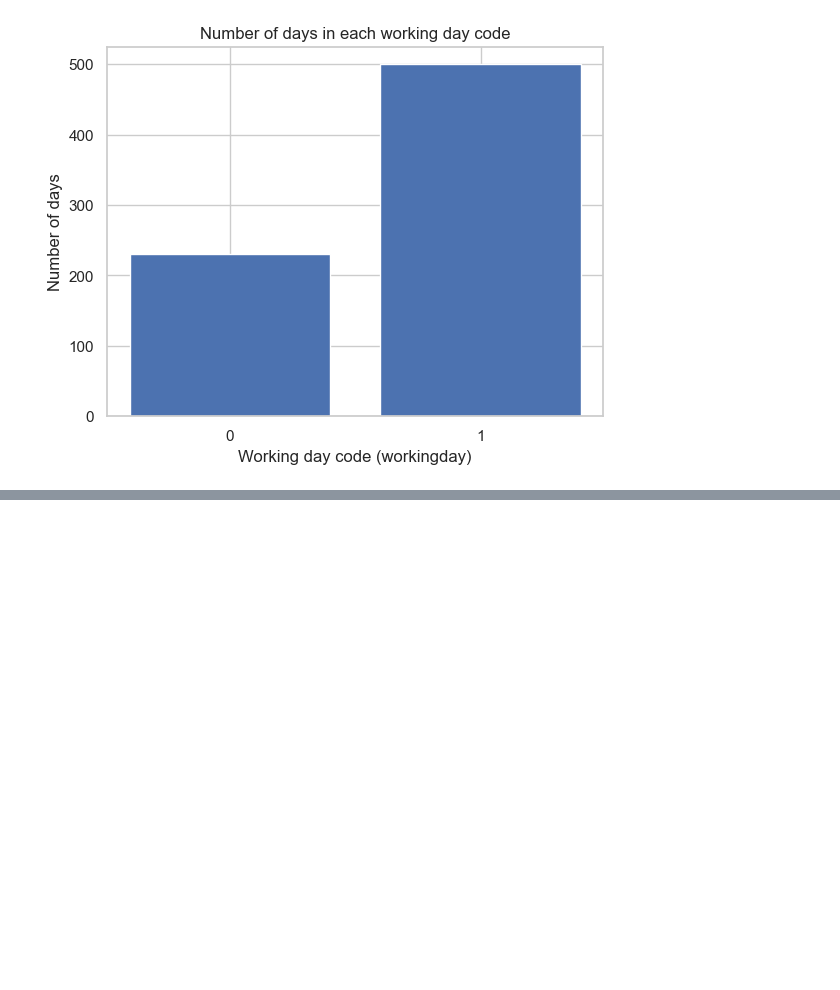
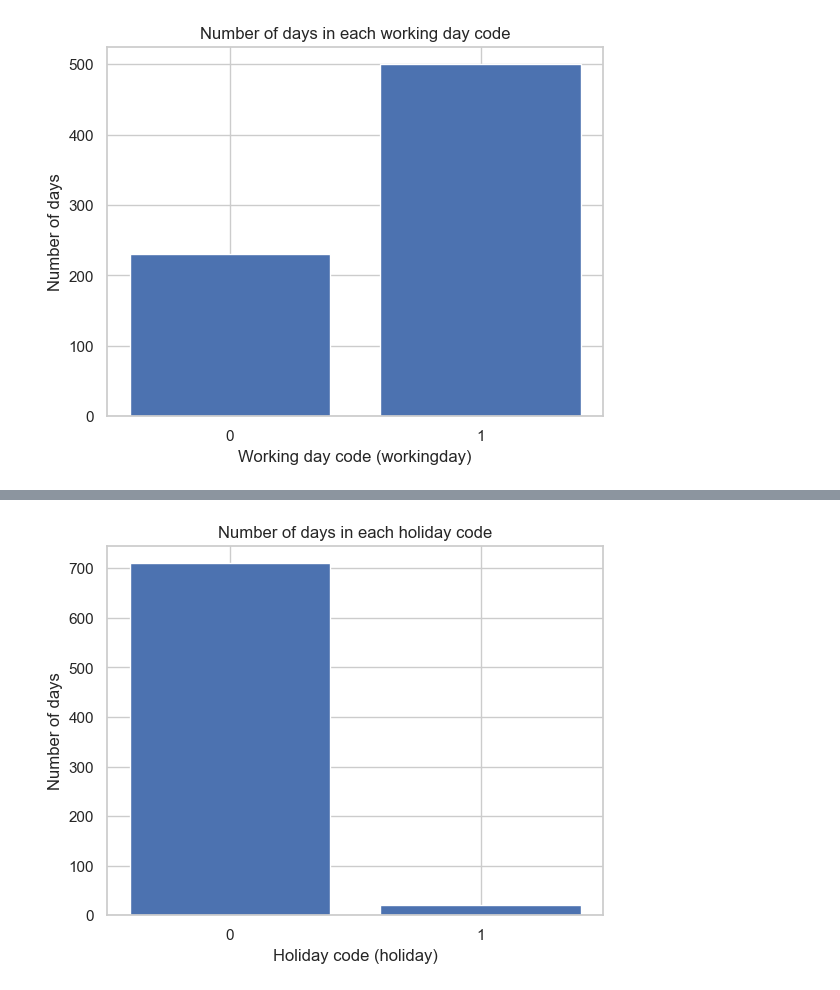
Before and after one commit to husnaaydn/bike-sharing-eda-project, a Jupyter notebook: bike_sharing_project.ipynb, the cells around one changed output, grey strips where cells are left out. Saved outputs shown, nothing was run; the diff lists cells and outputs as text; code cells hidden in the pictures; blank space fills up the shorter version.

```diff
--- a/bike_sharing_project.ipynb
+++ b/bike_sharing_project.ipynb
@@ -306,0 +433,10 @@ plt.show()
+# %%
+counts = df["holiday"].value_counts().sort_index()
+fig, ax = plt.subplots()
+ax.bar(counts.index.astype(str), counts.values)
+ax.set_xlabel("Holiday code (holiday)")
+ax.set_ylabel("Number of days")
+ax.set_title("Number of days in each holiday code")
+plt.show()
+# %% [output]
+[figure, added]
```
Also changed, not shown: parts of 21 cells of this notebook.
